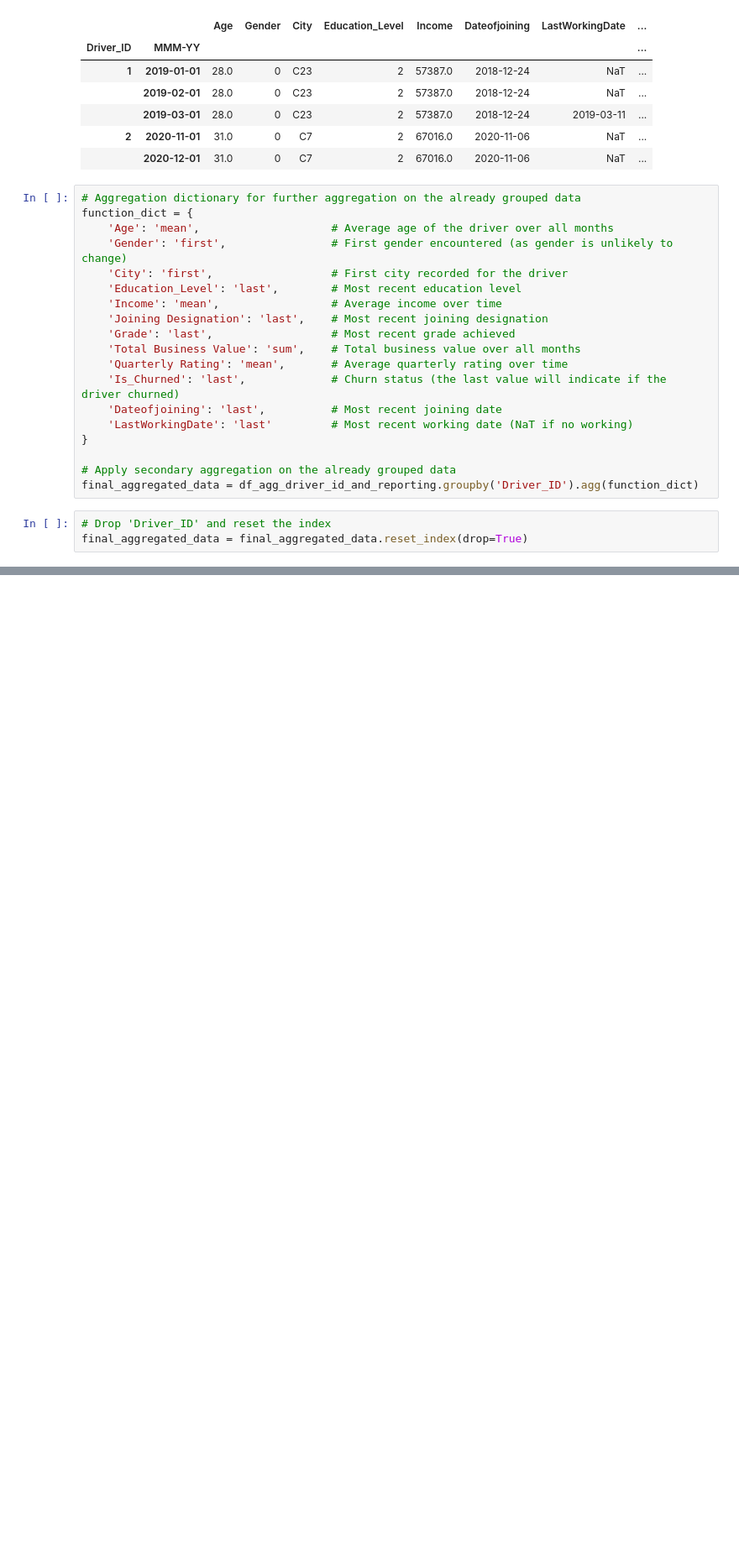
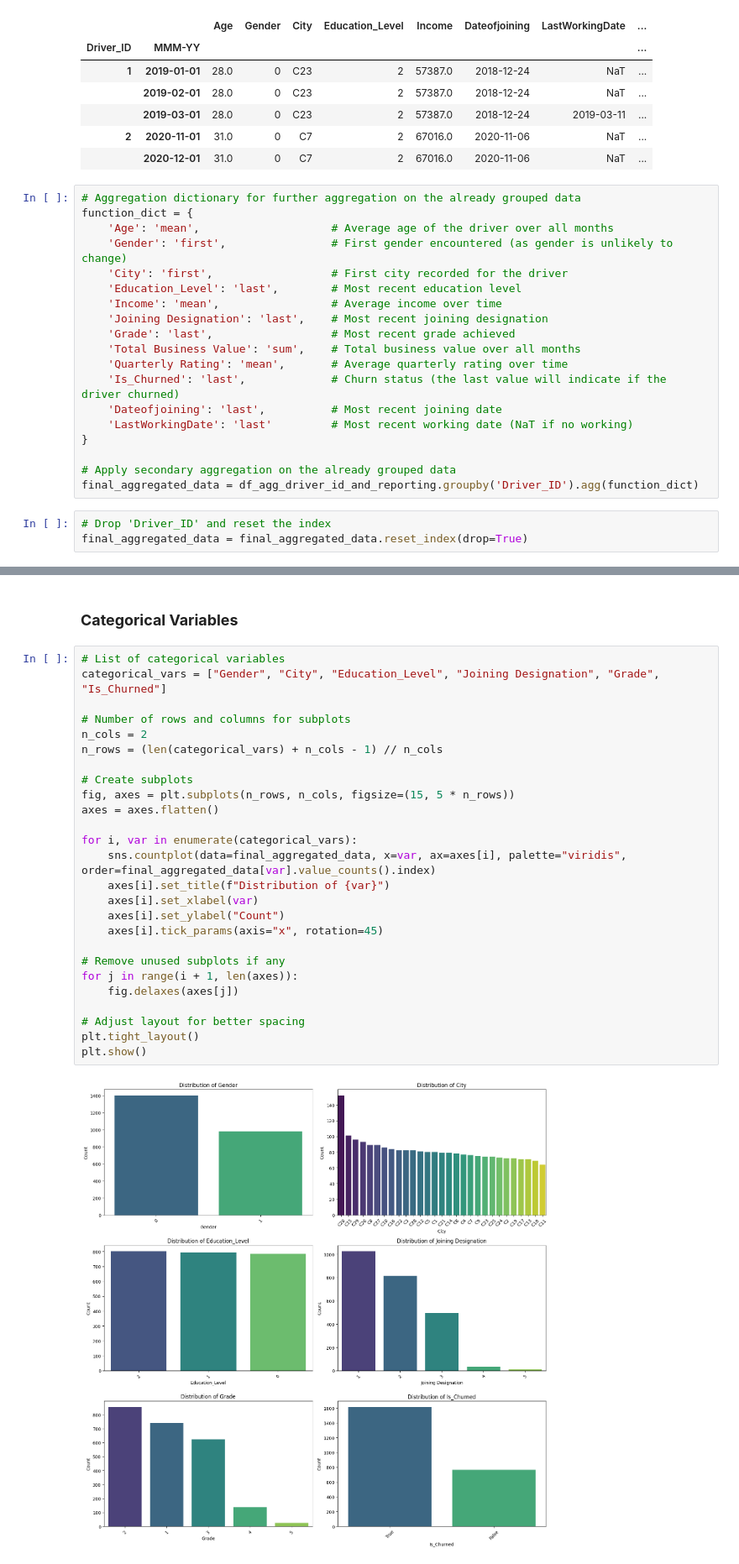
Before and after one commit to piyush1856/Business-Case-OLA-Ensemble-Learning, a Jupyter notebook: Business_Case_OLA_Ensemble_Learning.ipynb, the cells around one changed output, grey strips where cells are left out. Shown at 84% size. Cells and saved outputs as stored; diff of their text form; blank space fills up the shorter version.

```diff
--- a/Business_Case_OLA_Ensemble_Learning.ipynb
+++ b/Business_Case_OLA_Ensemble_Learning.ipynb
@@ -377,0 +429,30 @@ final_aggregated_data.head()
+# %% [markdown]
+### **Categorical Variables**
+# %%
+# List of categorical variables
+categorical_vars = ["Gender", "City", "Education_Level", "Joining Designation", "Grade", "Is_Churned"]
+
+# Number of rows and columns for subplots
+n_cols = 2
+n_rows = (len(categorical_vars) + n_cols - 1) // n_cols
+
+# Create subplots
+fig, axes = plt.subplots(n_rows, n_cols, figsize=(15, 5 * n_rows))
+axes = axes.flatten()
+
+for i, var in enumerate(categorical_vars):
+    sns.countplot(data=final_aggregated_data, x=var, ax=axes[i], palette="viridis", order=final_aggregated_data[var].value_counts().index)
+    axes[i].set_title(f"Distribution of {var}")
+    axes[i].set_xlabel(var)
+    axes[i].set_ylabel("Count")
+    axes[i].tick_params(axis="x", rotation=45)
+
+# Remove unused subplots if any
+for j in range(i + 1, len(axes)):
+    fig.delaxes(axes[j])
+
+# Adjust layout for better spacing
+plt.tight_layout()
+plt.show()
+# %% [output]
+[figure, added]
```
Also changed, not shown: parts of 24 cells of this notebook.
